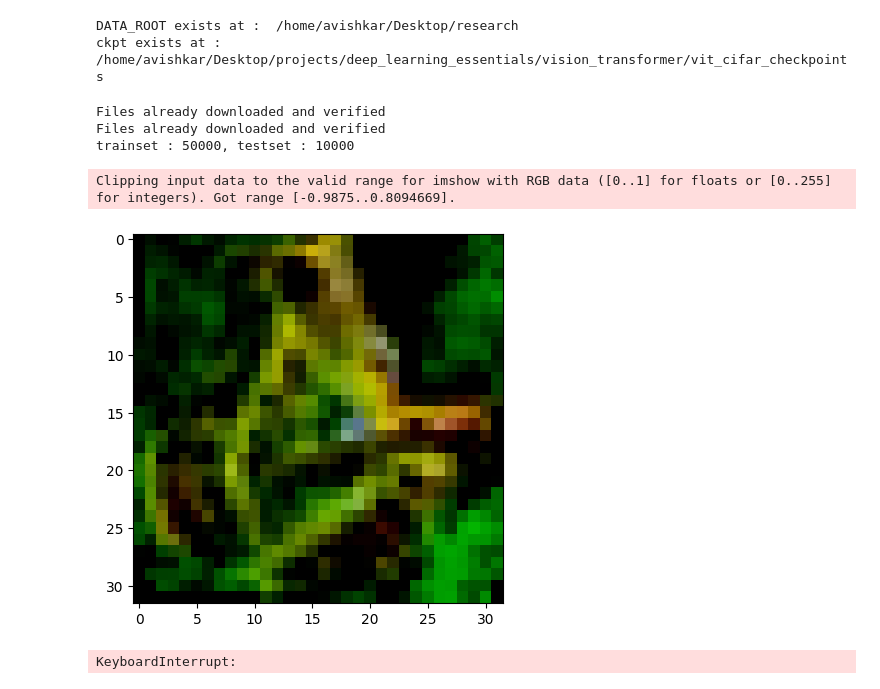
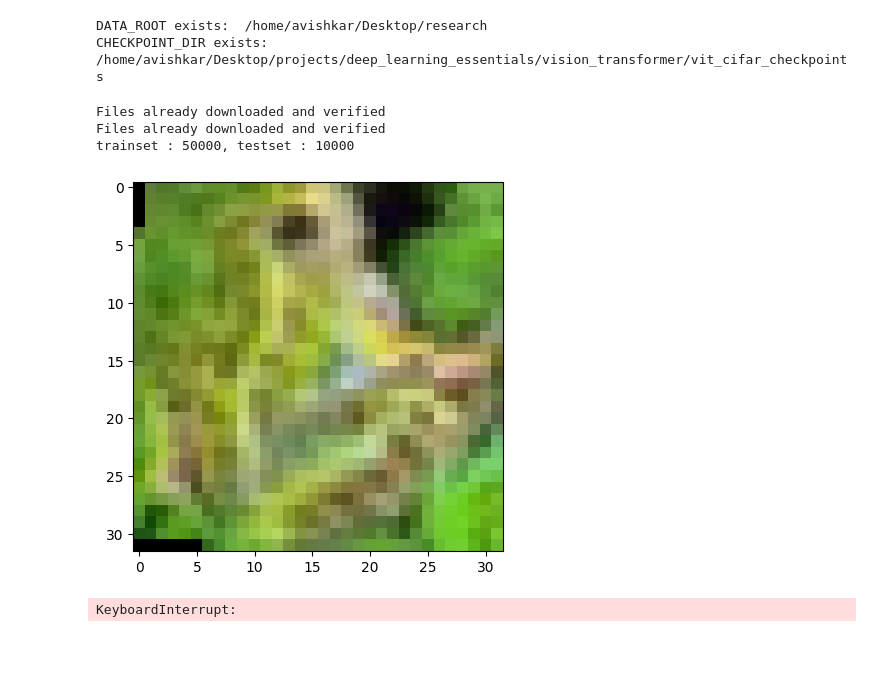
Before and after one commit to AvishkarArjan/deep-learning-essentials, a Jupyter notebook: vision_transformer/vit_cifar10_mark2.ipynb, the cells around one changed output. Saved outputs shown, nothing was run; the diff lists cells and outputs as text; code cells hidden in the pictures; blank space fills up the shorter version.

Commit message:
vit_cifar10 mark2 vit mark 4

```diff
--- a/vision_transformer/vit_cifar10_mark2.ipynb
+++ b/vision_transformer/vit_cifar10_mark2.ipynb
@@ -14,19 +14,18 @@ except:
 
 if not DATA_ROOT.exists():
     DATA_ROOT.parent.mkdir(parents=True, exist_ok=True)
-    print("Created Data dir")
+    print(f"DATA_ROOT created: {DATA_ROOT}")
 else:
-    print("DATA_ROOT exists at : ", DATA_ROOT)
+    print("DATA_ROOT exists: ", DATA_ROOT)
 
 if not CHECKPOINT_DIR.exists():
     CHECKPOINT_DIR.parent.mkdir(parents=True, exist_ok=True)
-    # CHECKPOINT_DIR.mkdir()/
-    print("created CKPT dir")
+    print(f"CHECKPOINT_DIR created : {CHECKPOINT_DIR}")
 else:
-    print("ckpt exists at : ", CHECKPOINT_DIR)
+    print("CHECKPOINT_DIR exists: ", CHECKPOINT_DIR)
 # %% [output]
-DATA_ROOT exists at :  /home/avishkar/Desktop/research
-ckpt exists at :  /home/avishkar/Desktop/projects/deep_learning_essentials/vision_transformer/vit_cifar_checkpoints
+DATA_ROOT exists:  /home/avishkar/Desktop/research
+CHECKPOINT_DIR exists:  /home/avishkar/Desktop/projects/deep_learning_essentials/vision_transformer/vit_cifar_checkpoints
 # %%
 """DATASET"""
 import torch
@@ -35,48 +34,43 @@ from torchvision.transforms import transforms
 from torch.utils.data import DataLoader
 
 
 torch.manual_seed(42)
 
 DATASET = "cifar10"
 NUM_WORKERS = 2
 BATCH_SIZE = 32
 
 transform = transforms.Compose(
     [
         transforms.ToTensor(),
-        transforms.Normalize((0.5, 0.5, 0.5), (0.5, 0.5, 0.5)),
-        transforms.Resize(32),
+        # transforms.Normalize((0.5, 0.5, 0.5), (0.5, 0.5, 0.5)),
+        # transforms.Resize(32),
         transforms.RandomHorizontalFlip(p=0.5),
-        transforms.RandomRotation(degrees=15),
+        transforms.RandomRotation(degrees=7),
         transforms.RandomResizedCrop(size=(32, 32), scale=(0.8, 1.0)),
     ]
 )
 
 
 train_dataset = datasets.CIFAR10(DATA_ROOT, train=True, download=True, transform= transform)
 test_dataset = datasets.CIFAR10(DATA_ROOT, train=False, download=True, transform= transform)
 print(f"trainset : {len(train_dataset)}, testset : {len(test_dataset)}")
 classes = train_dataset.classes
 
-# trainset = torch.utils.data.Subset(train_dataset, list(range(5000)))
-# testset = torch.utils.data.Subset(test_dataset, list(range(1000)))
-
 # prepare
 train_loader = DataLoader(train_dataset, batch_size=BATCH_SIZE, shuffle=True, num_workers=NUM_WORKERS)
 test_loader = DataLoader(test_dataset, batch_size=BATCH_SIZE, shuffle=False, num_workers=NUM_WORKERS)
+
+"""VISUALIZE DATA"""
+import matplotlib.pyplot as plt
+
+for i, (imgs, labels) in enumerate(train_loader):
+    img = imgs[0]
+    plt.imshow(img.T.cpu().numpy())
+    plt.show()
+    break
 # %% [output]
 Files already downloaded and verified
 Files already downloaded and verified
 trainset : 50000, testset : 10000
+[figure, added]
-# %%
-"""VISUALIZE DATA"""
-import matplotlib.pyplot as plt
-
-for i, (imgs, labels) in enumerate(train_loader):
-    img = imgs[0]
-    plt.imshow(img.T.cpu().numpy())
-    plt.show()
-    break
-# %% [output]
-Clipping input data to the valid range for imshow with RGB data ([0..1] for floats or [0..255] for integers). Got range [-0.9875..0.8094669].
-[figure, removed]
```
Also changed, not shown: parts of 3 cells of this notebook, 2 other files.
